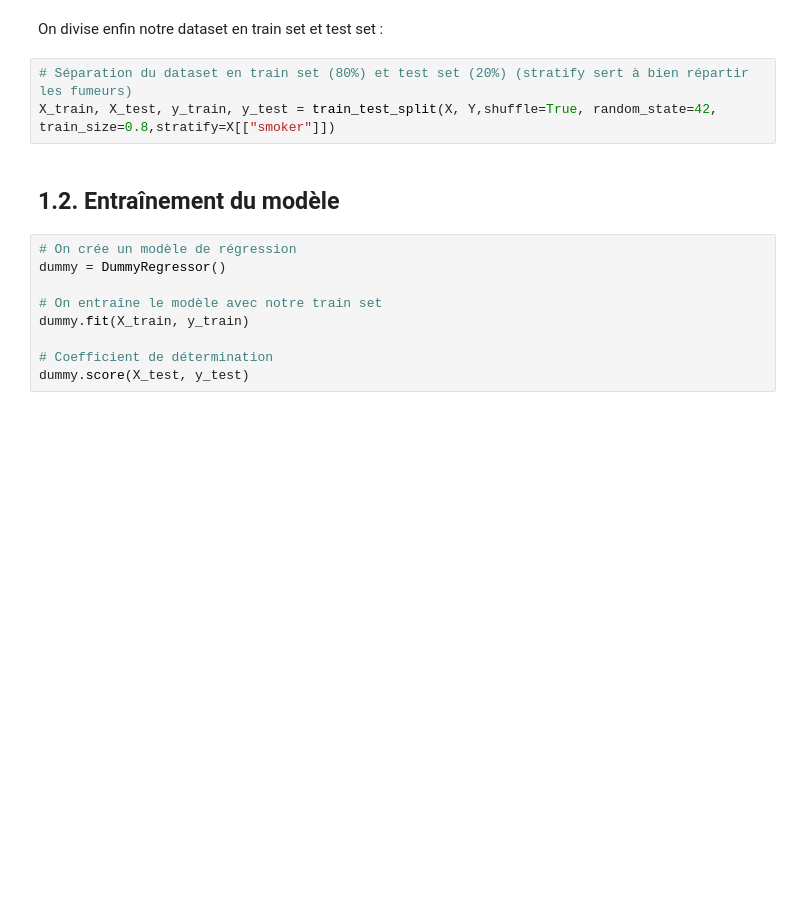
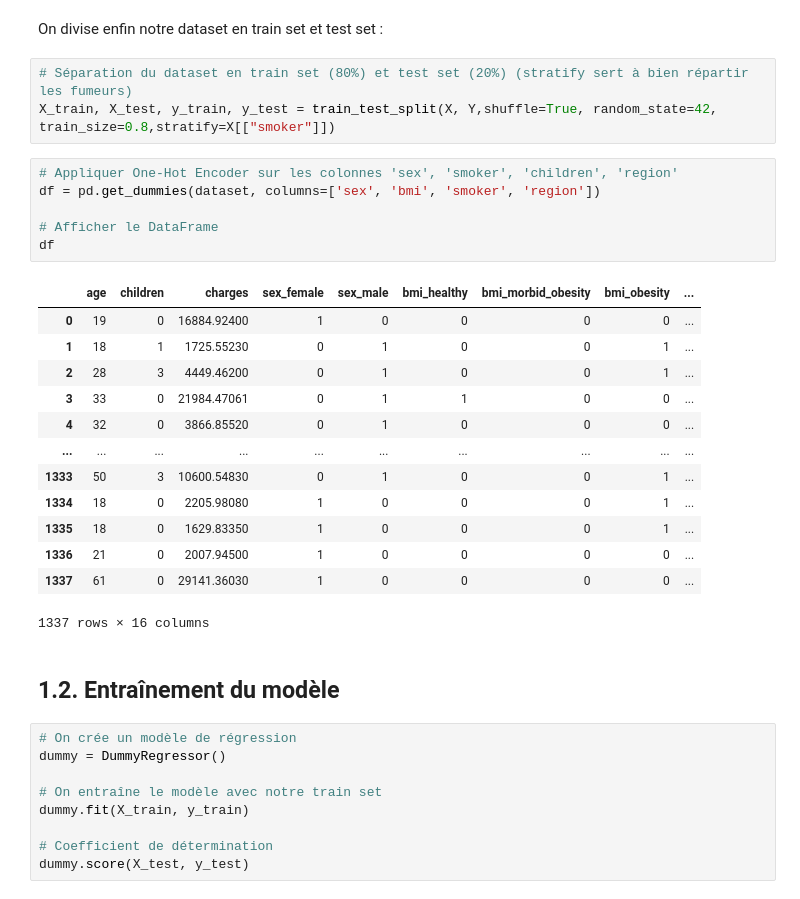
Before and after one commit to Abdellah-R/Projet-ML, a Jupyter notebook: modelisation.ipynb, the cells around one changed output. Saved outputs shown, nothing was run; the diff lists cells and outputs as text; blank space fills up the shorter version.

```diff
--- a/modelisation.ipynb
+++ b/modelisation.ipynb
@@ -127,6 +127,26 @@ On divise enfin notre dataset en train set et test set :
 # %%
 # Séparation du dataset en train set (80%) et test set (20%) (stratify sert à bien répartir les fumeurs)
 X_train, X_test, y_train, y_test = train_test_split(X, Y,shuffle=True, random_state=42, train_size=0.8,stratify=X[["smoker"]])
+# %%
+# Appliquer One-Hot Encoder sur les colonnes 'sex', 'smoker', 'children', 'region'
+df = pd.get_dummies(dataset, columns=['sex', 'bmi', 'smoker', 'region'])
+
+# Afficher le DataFrame
+df
+# %% [output]
+|  | age | children | charges | sex_female | sex_male | bmi_healthy | bmi_morbid_obesity | bmi_obesity | ... |
+| 0 | 19 | 0 | 16884.92400 | 1 | 0 | 0 | 0 | 0 | ... |
+| 1 | 18 | 1 | 1725.55230 | 0 | 1 | 0 | 0 | 1 | ... |
+| 2 | 28 | 3 | 4449.46200 | 0 | 1 | 0 | 0 | 1 | ... |
+| 3 | 33 | 0 | 21984.47061 | 0 | 1 | 1 | 0 | 0 | ... |
+| 4 | 32 | 0 | 3866.85520 | 0 | 1 | 0 | 0 | 0 | ... |
+| ... | ... | ... | ... | ... | ... | ... | ... | ... | ... |
+| 1333 | 50 | 3 | 10600.54830 | 0 | 1 | 0 | 0 | 1 | ... |
+| 1334 | 18 | 0 | 2205.98080 | 1 | 0 | 0 | 0 | 1 | ... |
+| 1335 | 18 | 0 | 1629.83350 | 1 | 0 | 0 | 0 | 1 | ... |
+| 1336 | 21 | 0 | 2007.94500 | 1 | 0 | 0 | 0 | 0 | ... |
+| 1337 | 61 | 0 | 29141.36030 | 1 | 0 | 0 | 0 | 0 | ... |
+1337 rows × 16 columns
 # %% [markdown]
 ## 1.2. Entraînement du modèle
 # %%
```
Also changed, not shown: parts of 7 cells of this notebook, 3 other files.
